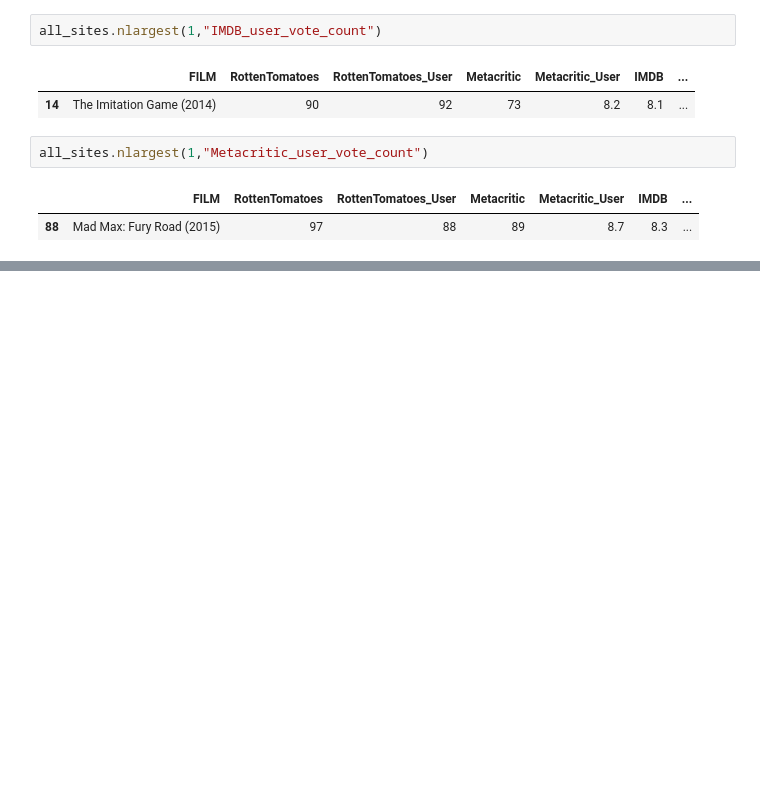
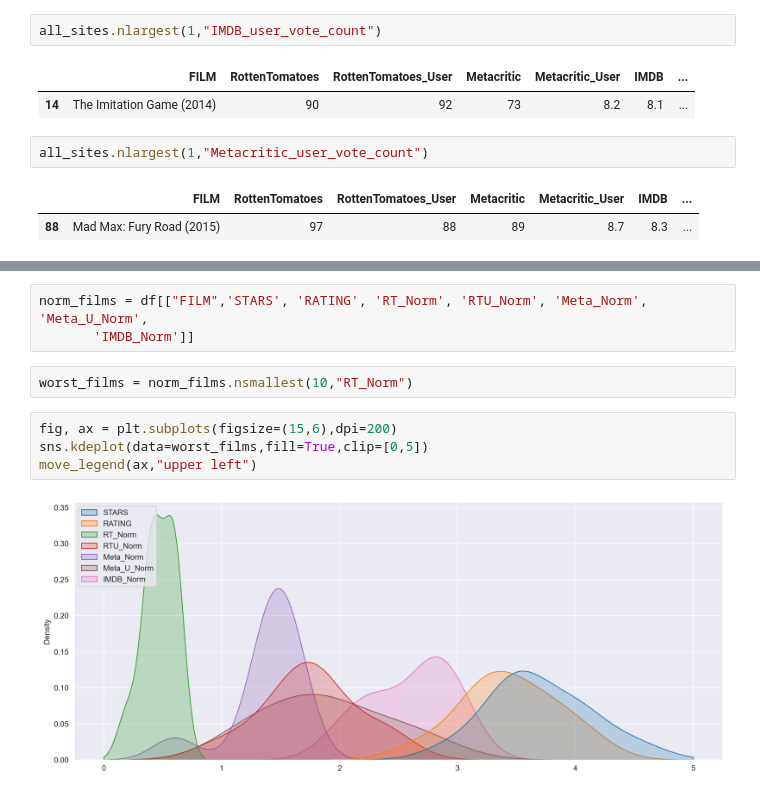
Before and after one commit to mlkbrv/FandangoDataVisualisation, a Jupyter notebook: sample.ipynb, the cells around one changed output, grey strips where cells are left out. Cells and saved outputs as stored; diff of their text form; blank space fills up the shorter version.

```diff
--- a/sample.ipynb
+++ b/sample.ipynb
@@ -256,0 +363,11 @@ all_sites.nlargest(1,"Metacritic_user_vote_count")
+# %%
+norm_films = df[["FILM",'STARS', 'RATING', 'RT_Norm', 'RTU_Norm', 'Meta_Norm', 'Meta_U_Norm',
+       'IMDB_Norm']]
+# %%
+worst_films = norm_films.nsmallest(10,"RT_Norm")
+# %%
+fig, ax = plt.subplots(figsize=(15,6),dpi=200)
+sns.kdeplot(data=worst_films,fill=True,clip=[0,5])
+move_legend(ax,"upper left")
+# %% [output]
+[figure, added]
```
Also changed, not shown: parts of 14 cells of this notebook.
